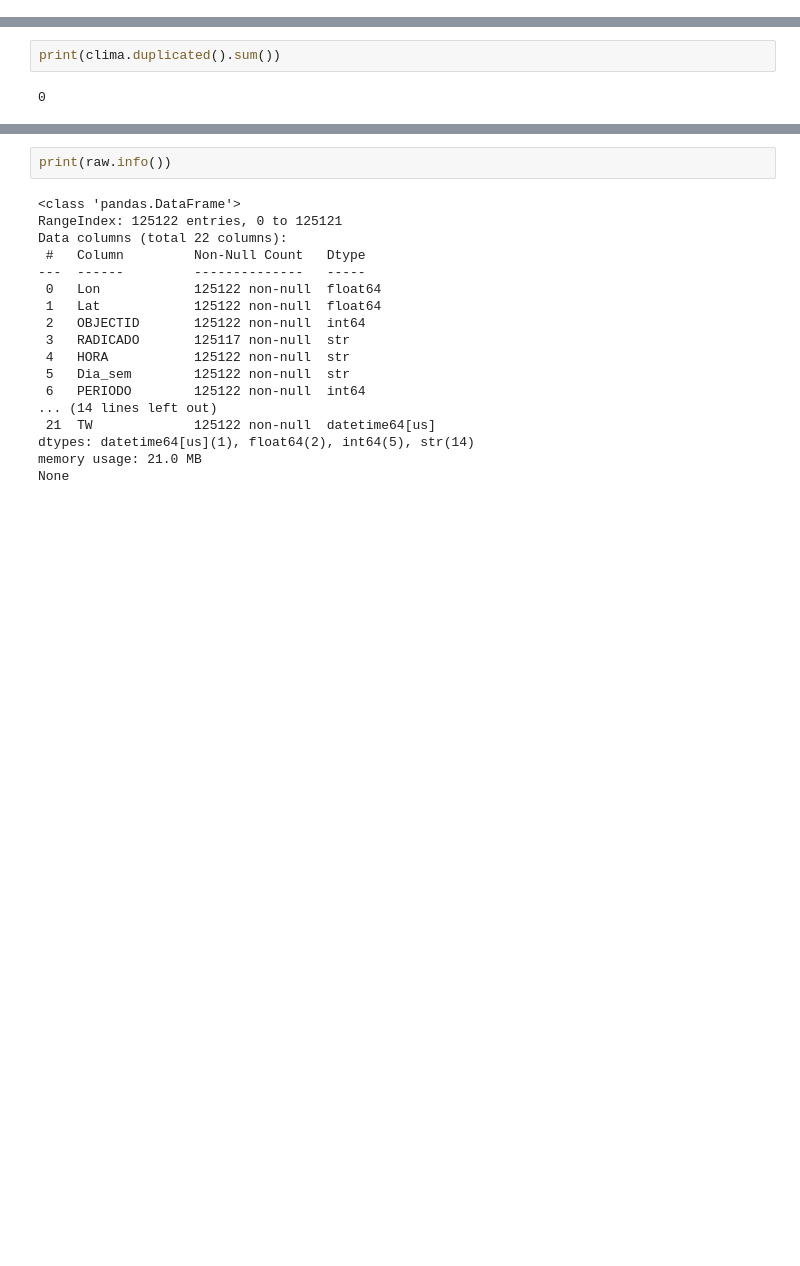
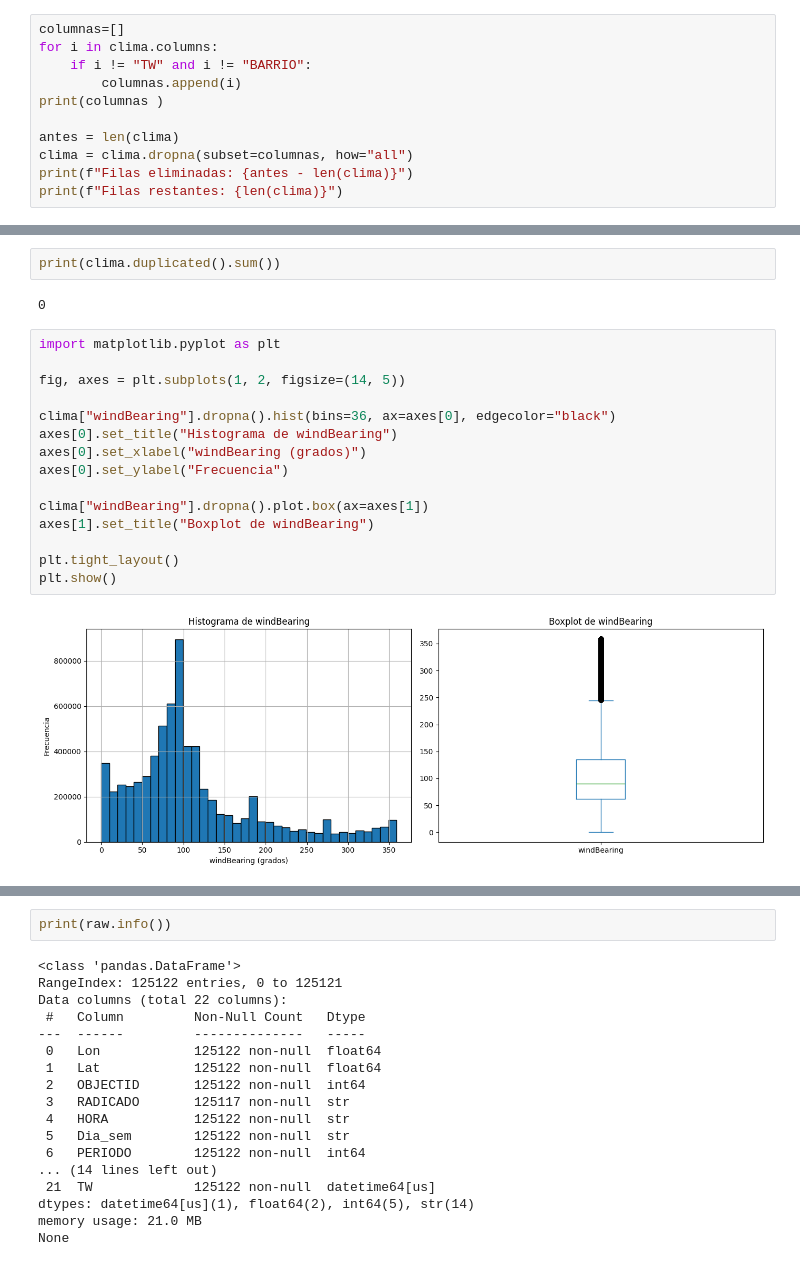
Before and after one commit to juanvilla23/AprendizajeMaquina, a Jupyter notebook: Exploración/DiagnósticoDatos.ipynb, the cells around one changed output, grey strips where cells are left out. Drawn from its saved outputs; the diff is of its cells as text; blank space fills up the shorter version.

```diff
--- a/Exploración/DiagnósticoDatos.ipynb
+++ b/Exploración/DiagnósticoDatos.ipynb
@@ -156,3 +134,14 @@ dewPoint                 0.03
 TW                       0.00
 BARRIO                   0.00
 dtype: float64
+# %%
+columnas=[]
+for i in clima.columns:
+    if i != "TW" and i != "BARRIO":
+        columnas.append(i)
+print(columnas )
+
+antes = len(clima)
+clima = clima.dropna(subset=columnas, how="all")
+print(f"Filas eliminadas: {antes - len(clima)}")
+print(f"Filas restantes: {len(clima)}")
@@ -184,3 +200,20 @@ Length: 9, dtype: str
 print(clima.duplicated().sum())
 # %% [output]
 0
+# %%
+import matplotlib.pyplot as plt
+
+fig, axes = plt.subplots(1, 2, figsize=(14, 5))
+
+clima["windBearing"].dropna().hist(bins=36, ax=axes[0], edgecolor="black")
+axes[0].set_title("Histograma de windBearing")
+axes[0].set_xlabel("windBearing (grados)")
+axes[0].set_ylabel("Frecuencia")
+
+clima["windBearing"].dropna().plot.box(ax=axes[1])
+axes[1].set_title("Boxplot de windBearing")
+
+plt.tight_layout()
+plt.show()
+# %% [output]
+[figure, added]
```
Also changed, not shown: parts of 4 cells of this notebook, 1 other file.
